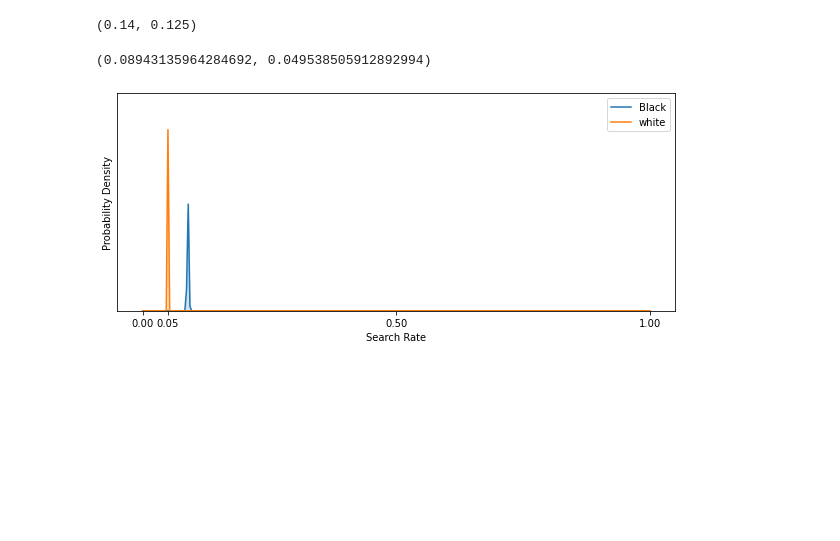
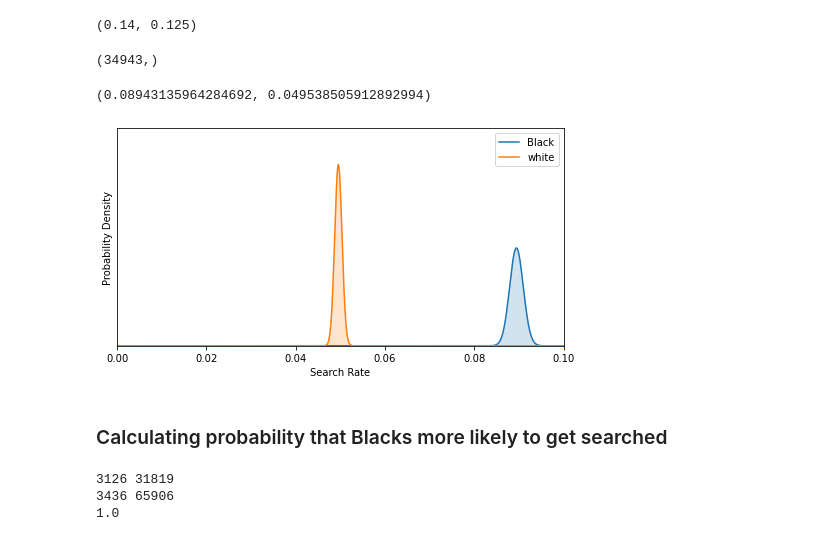
Before and after one commit to henryhoenig/race_louisville_traffic_stops, a Jupyter notebook: exploring_data.ipynb, the cells around one changed output. Saved outputs shown, nothing was run; the diff lists cells and outputs as text; code cells hidden in the pictures; blank space fills up the shorter version.

```diff
--- a/exploring_data.ipynb
+++ b/exploring_data.ipynb
@@ -311,6 +311,27 @@ df.head()
 * x-axis of pdf is probabilities (search rates)
 * -->> relative probability of being searched
 # %%
+def plot_beta(alpha, beta, ax, search_samples, title=None, label=None):
+
+    # Build a beta distribtuion scipy object.
+    dist = stats.beta(alpha, beta)
+
+    # The support (always this for the beta dist).
+    x = np.linspace(0.0, 1.0, len(search_samples)) # ?
+
+    # The probability density at each sample support value.
+    y = dist.pdf(x)
+
+    # Plot it all.
+    lines = ax.plot(x, y, label=label)
+    ax.fill_between(x, y, alpha=0.2, color=lines[0].get_c())
+    if title:
+        ax.set_title(title)
+    ax.get_yaxis().set_ticks([])
+    #ax.get_yaxis().set_ticks([np.max(y)])
+#    ax.get_xaxis().set_ticks(xticks)
+    ax.set_ylim(0.0, np.max(y)*1.2)
+
 def get_beta_dist_params(search_samples):
     search_samples = np.array(search_samples)
     num_searches = search_samples.sum()
@@ -324,7 +345,7 @@ def get_beta_dist_params(search_samples):
 def plot_beta_website(search_samples, ax, label=None):
     alpha, beta, mean, num_searches, total_stops = get_beta_dist_params(search_samples)
     title = None if label else r"Searched {}/{}".format(num_searches, total_stops)
-    plot_beta(alpha, beta, ax, title, label, [0.0, mean, 0.5, 1.0])
+    plot_beta(alpha, beta, ax, search_samples, title, label)
     ax.set_xlabel("Search Rate")
     ax.set_ylabel("Probability Density")
 # %%
@@ -348,5 +369,9 @@ len(white_searches)
 # %% [output]
 (0.14, 0.125)
+# %%
+Black_searches.shape
+# %% [output]
+(34943,)
 # %%
 np.mean(Black_searches), np.mean(white_searches)
 # %% [output]
@@ -354,10 +379,34 @@ np.mean(Black_searches), np.mean(white_searches)
 # %%
 # plot our 'belief' about each race's chance of being searched
 
-fig, ax = plt.subplots(1, 1, figsize=(10, 4))
+fig, ax = plt.subplots(1, 1, figsize=(8, 4))
+
 
 plot_beta_website(Black_searches, ax, label="Black")
 plot_beta_website(white_searches, ax, label="white")
-ax.legend();
+ax.legend()
+ax.set_xlim(0,0.1);
 # %% [output]
-[figure, old version]
+[figure, new version]
+# %% [markdown]
+### Calculating probability that Blacks more likely to get searched
+# %%
+num_simulations = 100_000
+
+alpha, beta = get_beta_dist_params(Black_samples)[:2]
+print(alpha, beta)
+dist_A = stats.beta(alpha, beta)
+
+alpha, beta = get_beta_dist_params(white_samples)[:2]
+print(alpha, beta)
+dist_B = stats.beta(alpha, beta)
+
+simulated_A = dist_A.rvs(num_simulations)
+simulated_B = dist_B.rvs(num_simulations)
+
+print((simulated_A > simulated_B).mean())
+#print((simulated_B > simulated_A).mean())
+# %% [output]
+3126 31819
+3436 65906
+1.0
```
Also changed, not shown: parts of 4 cells of this notebook.
